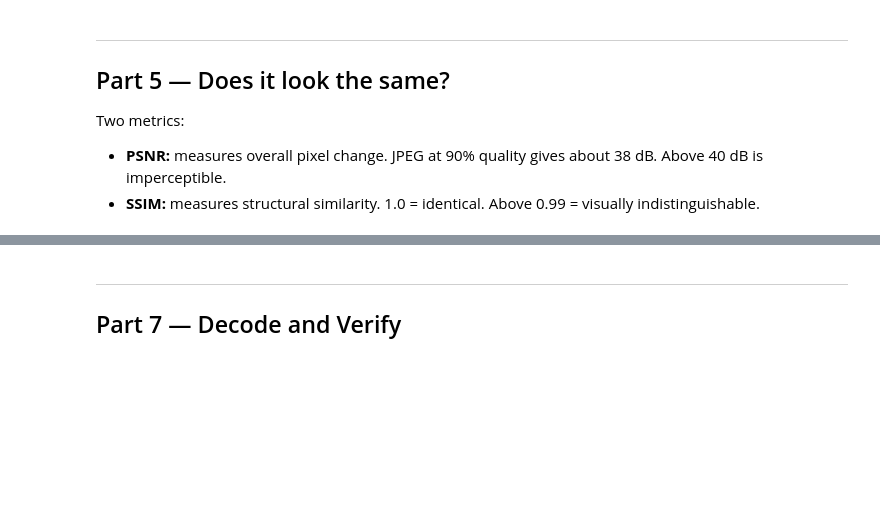
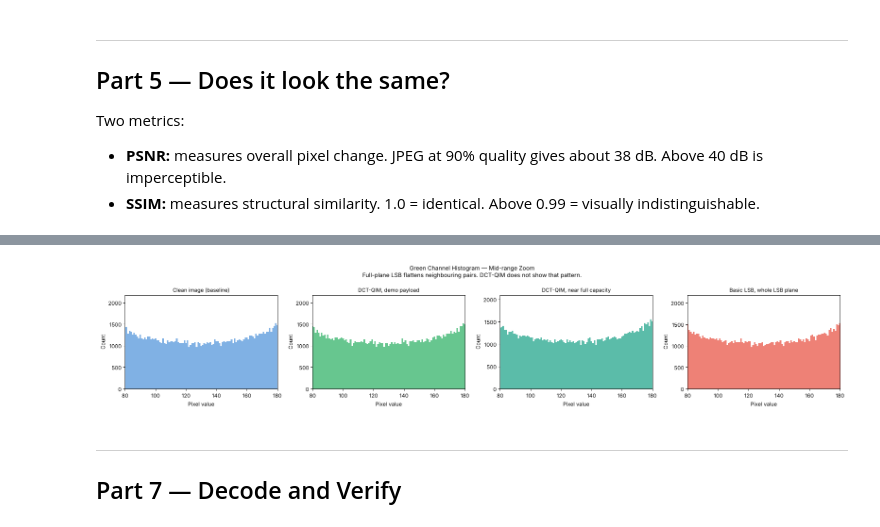
Before and after one commit to asyedamaar-ops/Quantum-Steganography, a Jupyter notebook: quantum_stego_advanced.ipynb, the cells around one changed output, grey strips where cells are left out. Cells and saved outputs as stored; diff of their text form; code cells hidden in the pictures; blank space fills up the shorter version.

```diff
--- a/quantum_stego_advanced.ipynb
+++ b/quantum_stego_advanced.ipynb
@@ -50,6 +49,7 @@ from qiskit_aer import AerSimulator
 import struct, hashlib, os, json, base64
 import warnings
 warnings.filterwarnings('ignore')
+plt.rcParams['figure.dpi'] = 80
 # %% [markdown]
 ---
 ## Part 1 — Quantum Key Generation
@@ -289,6 +313,17 @@ def encode_image(cover_path: str, message: str, key: bytes, output_path: str) ->
     stego_out = np.clip(stego, 0, 255).astype(np.uint8)
     Image.fromarray(stego_out).save(output_path, 'PNG')
 
+    # Round-trip check: make sure this cover image can really be decoded.
+    try:
+        ok = decode_image(output_path, key) == message
+    except Exception:
+        ok = False
+    if not ok:
+        raise RuntimeError(
+            'Embedding failed the round-trip check. This is often caused by large pure black or white areas '
+            'that clip at 0 or 255 and corrupt the coefficients. Use a cover image with fewer saturated regions.'
+        )
+
     return {
         'capacity_bits'  : capacity_bits,
         'bits_used'      : len(payload_bits),
@@ -508,21 +587,23 @@ print(f'  Basic LSB   : {rs_lsb:.4f}  → {"pass" if rs_lsb < 0.1 else "DETECTED
 # %%
 # The histogram plot that actually shows WHY chi-square catches LSB
-fig, axes = plt.subplots(1, 3, figsize=(16, 4))
-labels = ['Clean image (baseline)', 'DCT system (ours)', 'Basic LSB steganography']
-imgs   = [orig, stego, lsb_stego]
-clrs   = ['#4a90d9', '#27ae60', '#e74c3c']
+fig, axes = plt.subplots(1, 4, figsize=(20, 4))
+labels = ['Clean image (baseline)', 'DCT-QIM, demo payload', 'DCT-QIM, near full capacity', 'Basic LSB, whole LSB plane']
+imgs   = [orig, stego, dct_full, lsb_full]
+clrs   = ['#4a90d9', '#27ae60', '#16a085', '#e74c3c']
 
 for ax, img, label, color in zip(axes, imgs, labels, clrs):
     hist = np.bincount(img[:,:,1].flatten(), minlength=256)
     ax.bar(range(256), hist, color=color, alpha=0.7, width=1.0)
     ax.set_title(label, fontsize=10)
     ax.set_xlabel('Pixel value')
     ax.set_ylabel('Count')
     ax.set_xlim(80, 180)  # zoom into mid-range where changes show
 
-plt.suptitle('Green Channel Histogram — Mid-range Zoom\nLSB creates an alternating bar pattern. DCT does not.', fontsize=11)
+plt.suptitle('Green Channel Histogram — Mid-range Zoom\nFull-plane LSB flattens neighbouring pairs. DCT-QIM does not show that pattern.', fontsize=11)
 plt.tight_layout()
 plt.show()
+# %% [output]
+[figure, added]
 # %% [markdown]
 ---
 ## Part 7 — Decode and Verify
```
Also changed, not shown: parts of 20 cells of this notebook, 2 other files.
